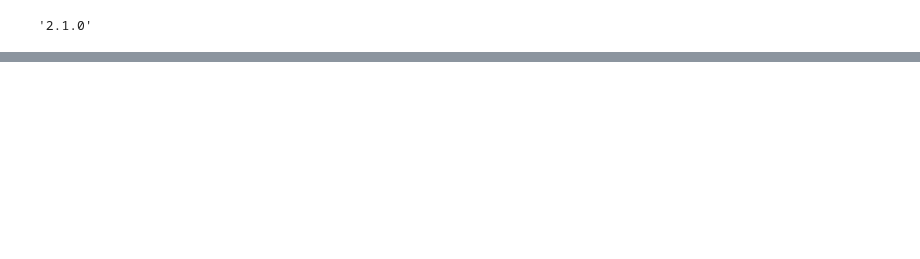
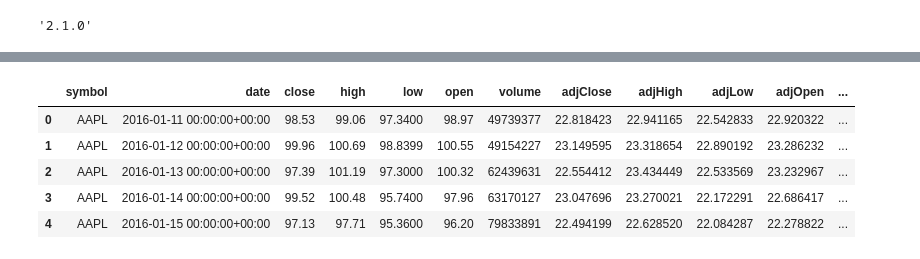
Before and after one commit to tigju/apple-stock-price-prediction-forecasting, a Jupyter notebook: lstm.ipynb, the cells around one changed output, grey strips where cells are left out. Cells and saved outputs as stored; diff of their text form; code cells hidden in the pictures; blank space fills up the shorter version.

```diff
--- a/lstm.ipynb
+++ b/lstm.ipynb
@@ -11,0 +22,11 @@ ModuleNotFoundError: No module named 'pandas_datareader'
+# %%
+aapl = pd.read_csv("aapl.csv")
+# %%
+aapl.head()
+# %% [output]
+|  | symbol | date | close | high | low | open | volume | adjClose | adjHigh | adjLow | adjOpen | ... |
+| 0 | AAPL | 2016-01-11 00:00:00+00:00 | 98.53 | 99.06 | 97.3400 | 98.97 | 49739377 | 22.818423 | 22.941165 | 22.542833 | 22.920322 | ... |
+| 1 | AAPL | 2016-01-12 00:00:00+00:00 | 99.96 | 100.69 | 98.8399 | 100.55 | 49154227 | 23.149595 | 23.318654 | 22.890192 | 23.286232 | ... |
+| 2 | AAPL | 2016-01-13 00:00:00+00:00 | 97.39 | 101.19 | 97.3000 | 100.32 | 62439631 | 22.554412 | 23.434449 | 22.533569 | 23.232967 | ... |
+| 3 | AAPL | 2016-01-14 00:00:00+00:00 | 99.52 | 100.48 | 95.7400 | 97.96 | 63170127 | 23.047696 | 23.270021 | 22.172291 | 22.686417 | ... |
+| 4 | AAPL | 2016-01-15 00:00:00+00:00 | 97.13 | 97.71 | 95.3600 | 96.20 | 79833891 | 22.494199 | 22.628520 | 22.084287 | 22.278822 | ... |
```
Also changed, not shown: parts of 37 cells of this notebook.
